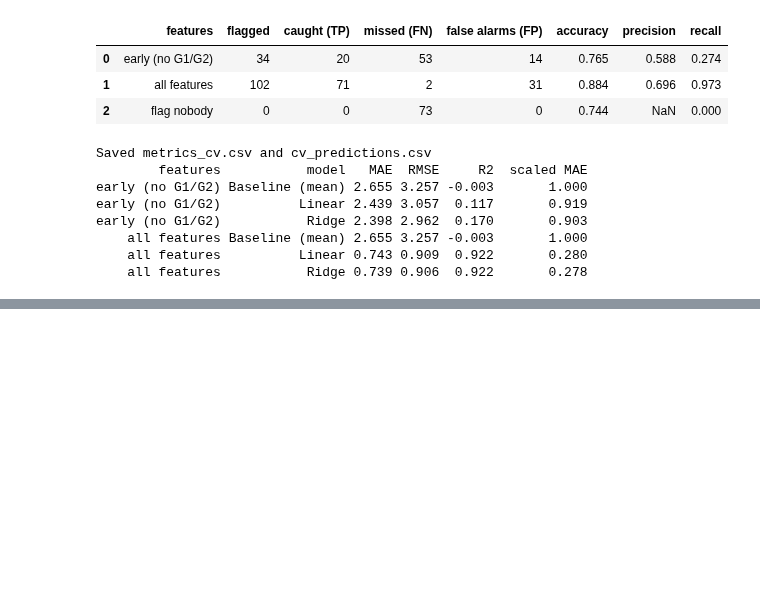
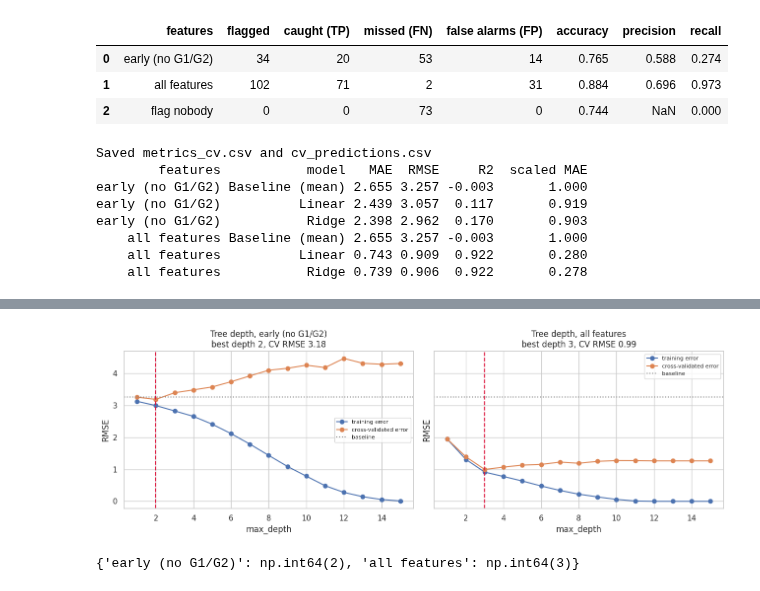
Before and after one commit to buntyedutainer/student-performance-ai, a Jupyter notebook: project.ipynb, the cells around one changed output, grey strips where cells are left out. Cells and saved outputs as stored; diff of their text form; code cells hidden in the pictures; blank space fills up the shorter version.

```diff
--- a/project.ipynb
+++ b/project.ipynb
@@ -2312,0 +2399,24 @@ early (no G1/G2)           Ridge 2.398 2.962  0.170       0.903
+# %%
+# Cell 123: validation curve for a decision tree, depth is the complexity knob
+depths = np.arange(1, 16)
+fig, axes = plt.subplots(1, 2, figsize=(13, 4.5), sharey=True)
+best_depth = {}
+for ax, (name, X) in zip(axes, feature_sets.items()):
+    tr, va = validation_curve(DecisionTreeRegressor(random_state=42), X, y,
+                              param_name="max_depth", param_range=depths,
+                              cv=cv, scoring=scoring)
+    tr, va = -tr.mean(axis=1), -va.mean(axis=1)
+    best_depth[name] = depths[int(np.argmin(va))]
+    ax.plot(depths, tr, "o-", label="training error")
+    ax.plot(depths, va, "o-", label="cross-validated error")
+    ax.axhline(base_rmse, color="gray", linestyle=":", label="baseline")
+    ax.axvline(best_depth[name], color="crimson", linestyle="--")
+    ax.set_title(f"Tree depth, {name}\nbest depth {best_depth[name]}, CV RMSE {va.min():.2f}")
+    ax.set_xlabel("max_depth"); ax.set_ylabel("RMSE"); ax.legend(fontsize=8)
+plt.tight_layout()
+plt.savefig("validation_tree.png", dpi=150, bbox_inches="tight")
+plt.show()
+print(best_depth)
+# %% [output]
+[figure, added]
+{'early (no G1/G2)': np.int64(2), 'all features': np.int64(3)}
```
Also changed, not shown: parts of 22 cells of this notebook.
